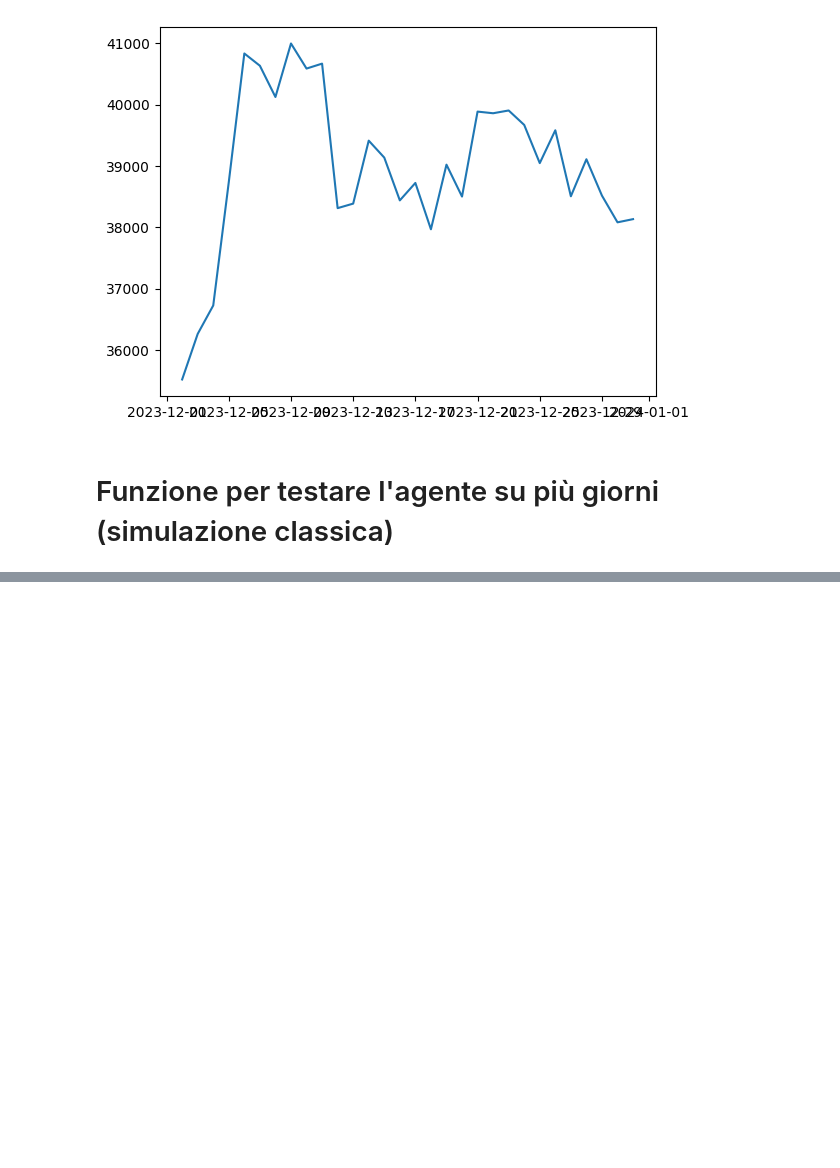
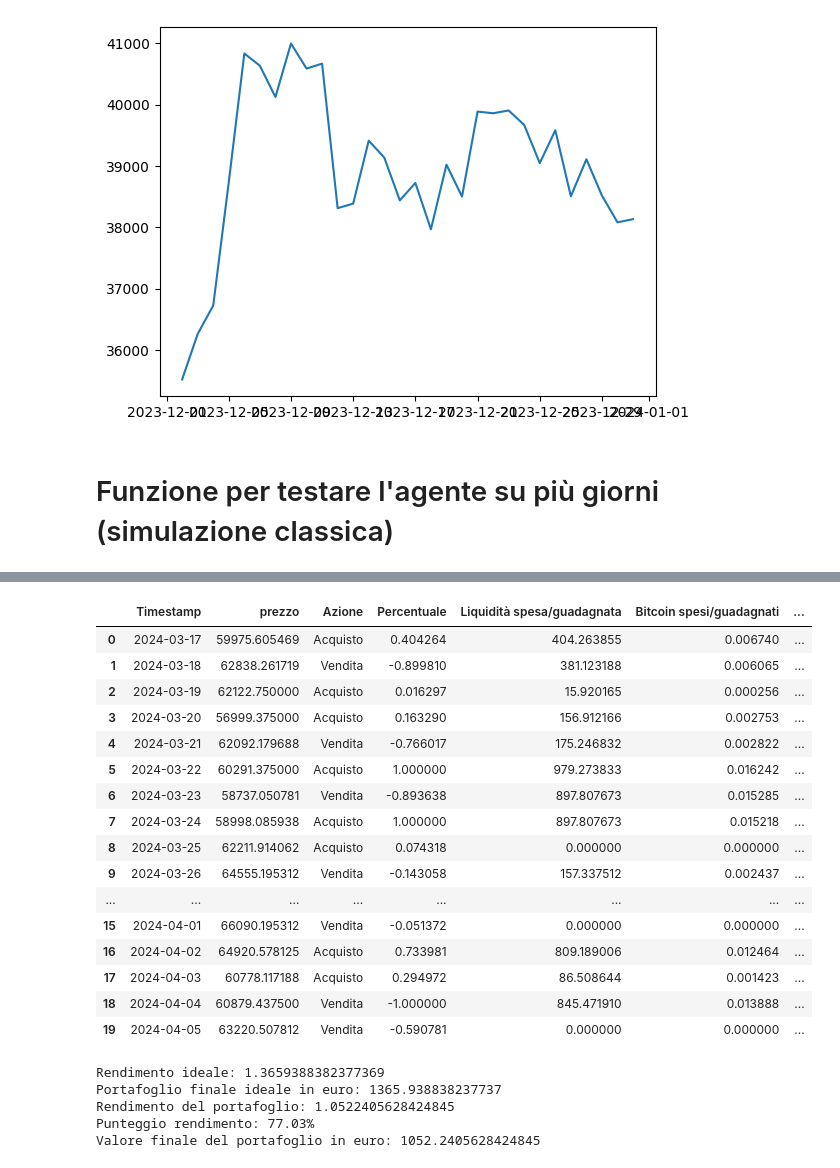
Before and after one commit to AleImbri/Crypto-machine-learning, a Jupyter notebook: Reinforcement learning su BTC.ipynb, the cells around one changed output, grey strips where cells are left out. Drawn from its saved outputs; the diff is of its cells as text; code cells hidden in the pictures; blank space fills up the shorter version.

```diff
--- a/Reinforcement learning su BTC.ipynb
+++ b/Reinforcement learning su BTC.ipynb
@@ -131,7 +172,9 @@ class TradingEnv(gym.Env):
 # %% [markdown]
 # Creare gli Ambienti di Addestramento e di Validazione
 # %%
-train_env = TradingEnv(periods=train_periods)
-validation_env = TradingEnv(periods=validation_periods)
+liquidità_iniziale = 1000
+bitcoin_iniziali = 0
+train_env = TradingEnv(periods=train_periods, initial_cash=liquidità_iniziale, initial_btc=bitcoin_iniziali)
+validation_env = TradingEnv(periods=validation_periods, initial_cash=liquidità_iniziale, initial_btc=bitcoin_iniziali)
 # %% [markdown]
 # Addestrare l'Agente con Monitoraggio su validation
@@ -305,10 +377,3 @@ def simulate_trading_on_test_data(model, dati_test_custom, L=30, initial_cash=10
     log_df = pd.DataFrame(log_data)
 
     return log_df
-# %%
-# Esecuzione della simulazione di trading sui dati di test
-dati_test_custom = dati.iloc[-100:]
-log_df = simulate_trading_on_test_data(model, dati_test_custom)
-
-# Visualizzare i primi risultati del log
-log_df
@@ -329,3 +396,45 @@ log_df
+# %%
+# Parametri di input
+initial_date = '2024-01-01'  # Data di inizio per la selezione casuale
+final_date = '2024-04-24'    # Data di fine per la selezione casuale
+n_days = 50                  # Numero di giorni da includere nel periodo casuale
+
+# Filtrare i dati tra initial_date e final_date
+dati_filtered = dati_originali[(dati_originali['Timestamp'] >= initial_date) & (dati_originali['Timestamp'] <= final_date)]
+
+# Calcolare il massimo indice di partenza per un periodo di lunghezza n_days
+max_start_index = len(dati_filtered) - n_days
+
+# Selezionare un indice casuale di partenza per il periodo
+if max_start_index > 0:
+    start_index = random.randint(0, max_start_index)
+    dati_test_custom = dati_filtered.iloc[start_index:start_index + n_days].reset_index(drop=True)
+else:
+    raise ValueError("L'intervallo specificato non contiene abbastanza dati per un periodo di n_days.")
+
+# Esecuzione della simulazione di trading sui dati di test
+log_df = simulate_trading_on_test_data(model, dati_test_custom)
+
+# Visualizzare i primi risultati del log
+log_df
+# %% [output]
+|  | Timestamp | prezzo | Azione | Percentuale | Liquidità spesa/guadagnata | Bitcoin spesi/guadagnati | ... |
+| 0 | 2024-03-17 | 59975.605469 | Acquisto | 0.404264 | 404.263855 | 0.006740 | ... |
+| 1 | 2024-03-18 | 62838.261719 | Vendita | -0.899810 | 381.123188 | 0.006065 | ... |
+| 2 | 2024-03-19 | 62122.750000 | Acquisto | 0.016297 | 15.920165 | 0.000256 | ... |
+| 3 | 2024-03-20 | 56999.375000 | Acquisto | 0.163290 | 156.912166 | 0.002753 | ... |
+| 4 | 2024-03-21 | 62092.179688 | Vendita | -0.766017 | 175.246832 | 0.002822 | ... |
+| 5 | 2024-03-22 | 60291.375000 | Acquisto | 1.000000 | 979.273833 | 0.016242 | ... |
+| 6 | 2024-03-23 | 58737.050781 | Vendita | -0.893638 | 897.807673 | 0.015285 | ... |
+| 7 | 2024-03-24 | 58998.085938 | Acquisto | 1.000000 | 897.807673 | 0.015218 | ... |
+| 8 | 2024-03-25 | 62211.914062 | Acquisto | 0.074318 | 0.000000 | 0.000000 | ... |
+| 9 | 2024-03-26 | 64555.195312 | Vendita | -0.143058 | 157.337512 | 0.002437 | ... |
+| ... | ... | ... | ... | ... | ... | ... | ... |
+| 15 | 2024-04-01 | 66090.195312 | Vendita | -0.051372 | 0.000000 | 0.000000 | ... |
+| 16 | 2024-04-02 | 64920.578125 | Acquisto | 0.733981 | 809.189006 | 0.012464 | ... |
+| 17 | 2024-04-03 | 60778.117188 | Acquisto | 0.294972 | 86.508644 | 0.001423 | ... |
+| 18 | 2024-04-04 | 60879.437500 | Vendita | -1.000000 | 845.471910 | 0.013888 | ... |
+| 19 | 2024-04-05 | 63220.507812 | Vendita | -0.590781 | 0.000000 | 0.000000 | ... |
 # %%
 # Funzione per calcolare la dimensione dei punti in base alla quantità e al massimo valore
 def calcola_dimensione(quantita, max_quantita, min_size=10, max_size=50):
@@ -422,0 +567,18 @@ fig.show()
+# %%
+rendimento_ideale, portafoglio_finale_ideale = calcola_rendimento_portafoglio_ideale(liquidità_iniziale, bitcoin_iniziali, log_df['prezzo'], 0, 0, 0, 0)
+print('Rendimento ideale:', rendimento_ideale)
+print('Portafoglio finale ideale in euro:', portafoglio_finale_ideale)
+
+valore_iniziale = log_df['valore_totale_portafoglio'].iloc[0]
+valore_finale = log_df['valore_totale_portafoglio'].iloc[-1]
+rendimento = valore_finale / valore_iniziale
+
+print(f"Rendimento del portafoglio: {rendimento}")
+print(f'Punteggio rendimento: {round(rendimento / rendimento_ideale *100, 2)}%')
+print(f"Valore finale del portafoglio in euro: {log_df['valore_totale_portafoglio'].iloc[-1]}")
+# %% [output]
+Rendimento ideale: 1.3659388382377369
+Portafoglio finale ideale in euro: 1365.938838237737
+Rendimento del portafoglio: 1.0522405628424845
+Punteggio rendimento: 77.03%
+Valore finale del portafoglio in euro: 1052.2405628424845
```
Also changed, not shown: parts of 15 cells of this notebook.
